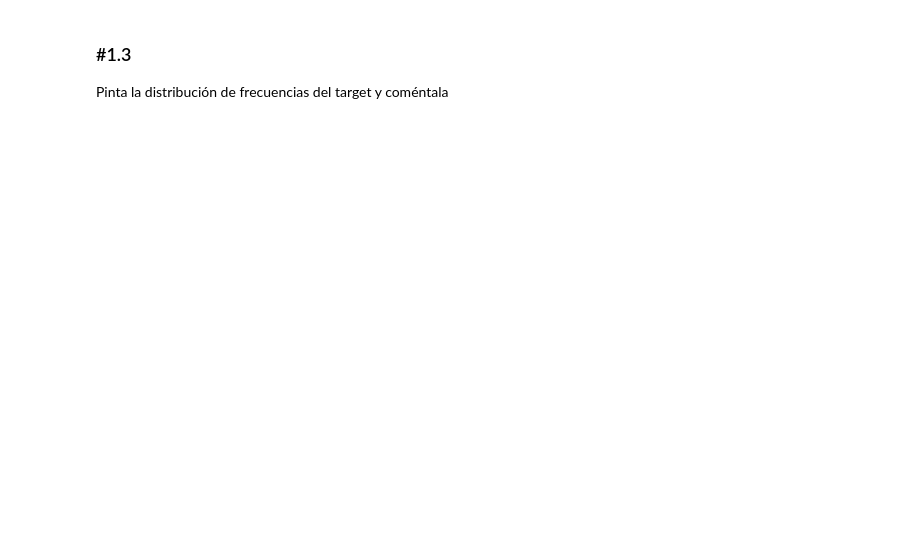
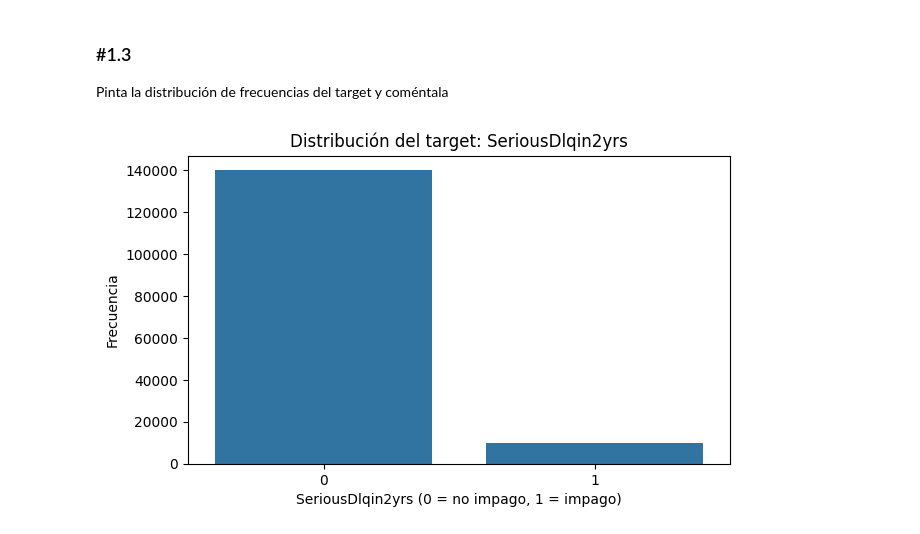
Before and after one commit to mfondevilla/DS-Online-MelaniaFondevilla, a Jupyter notebook: 04_Machine_Learning/Sprint_12/Unidad_01_ML_Supervisado_Otros_Modelos/03_Practica_Obligatoria/18_Practica_Obligatoria_Supervisado_Otros_Modelos.ipynb, the cells around one changed output. Saved outputs shown, nothing was run; the diff lists cells and outputs as text; code cells hidden in the pictures; blank space fills up the shorter version.

```diff
--- a/04_Machine_Learning/Sprint_12/Unidad_01_ML_Supervisado_Otros_Modelos/03_Practica_Obligatoria/18_Practica_Obligatoria_Supervisado_Otros_Modelos.ipynb
+++ b/04_Machine_Learning/Sprint_12/Unidad_01_ML_Supervisado_Otros_Modelos/03_Practica_Obligatoria/18_Practica_Obligatoria_Supervisado_Otros_Modelos.ipynb
@@ -28,8 +30,8 @@ Vamos a volver al dataset con el que vimos la clasificación binaria con regresi
 ### #1.1
 Cárgalo y, apoyándote en las herramientas y fuentes que consideres necesarias, haz una descripción textual de sus variables. Luego con ayuda de los datos, haz una clasificación inicial de sus variables en categóricas y numéricas.
 # %%
-training_set = pd.read_csv("./data/cs-training.csv")
-training_set
+df = pd.read_csv("./data/cs-training.csv")
+df
 # %% [output]
 |  | Unnamed: 0 | SeriousDlqin2yrs | RevolvingUtilizationOfUnsecuredLines | age | NumberOfTime30-59DaysPastDueNotWorse | DebtRatio | ... |
 | 0 | 1 | 1 | 0.766127 | 45 | 2 | 0.802982 | ... |
@@ -68,2 +48,0 @@ df_init.columns
-# %%
-df = df_init.copy
@@ -73,3 +120,12 @@ df = df_init.copy
 # %% [markdown]
 ### #1.3
 Pinta la distribución de frecuencias del target y coméntala
+# %%
+plt.figure(figsize=(7,4))
+sns.countplot(x=df['SeriousDlqin2yrs'])
+plt.title("Distribución del target: SeriousDlqin2yrs")
+plt.xlabel("SeriousDlqin2yrs (0 = no impago, 1 = impago)")
+plt.ylabel("Frecuencia")
+plt.show()
+# %% [output]
+[figure, added]
```
Also changed, not shown: parts of 50 cells of this notebook, 2 other files.
